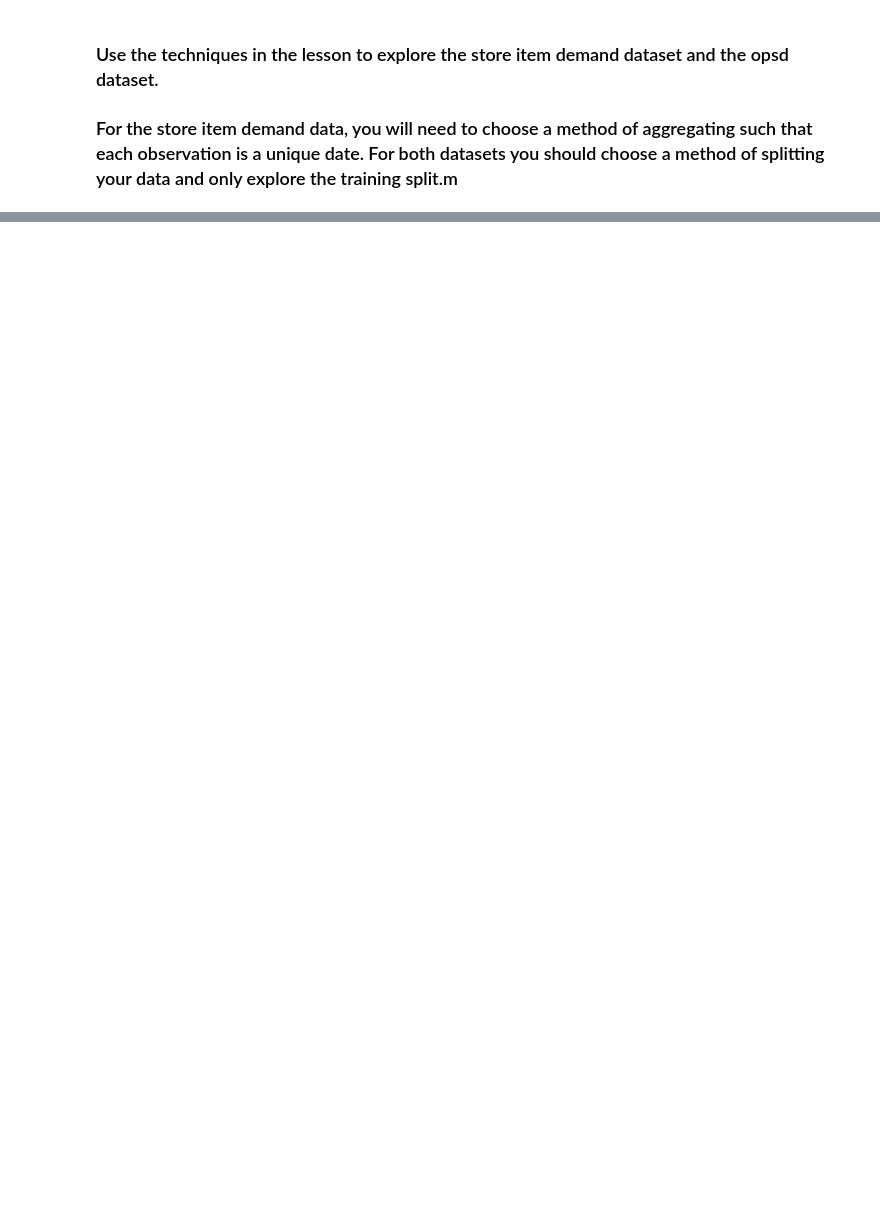
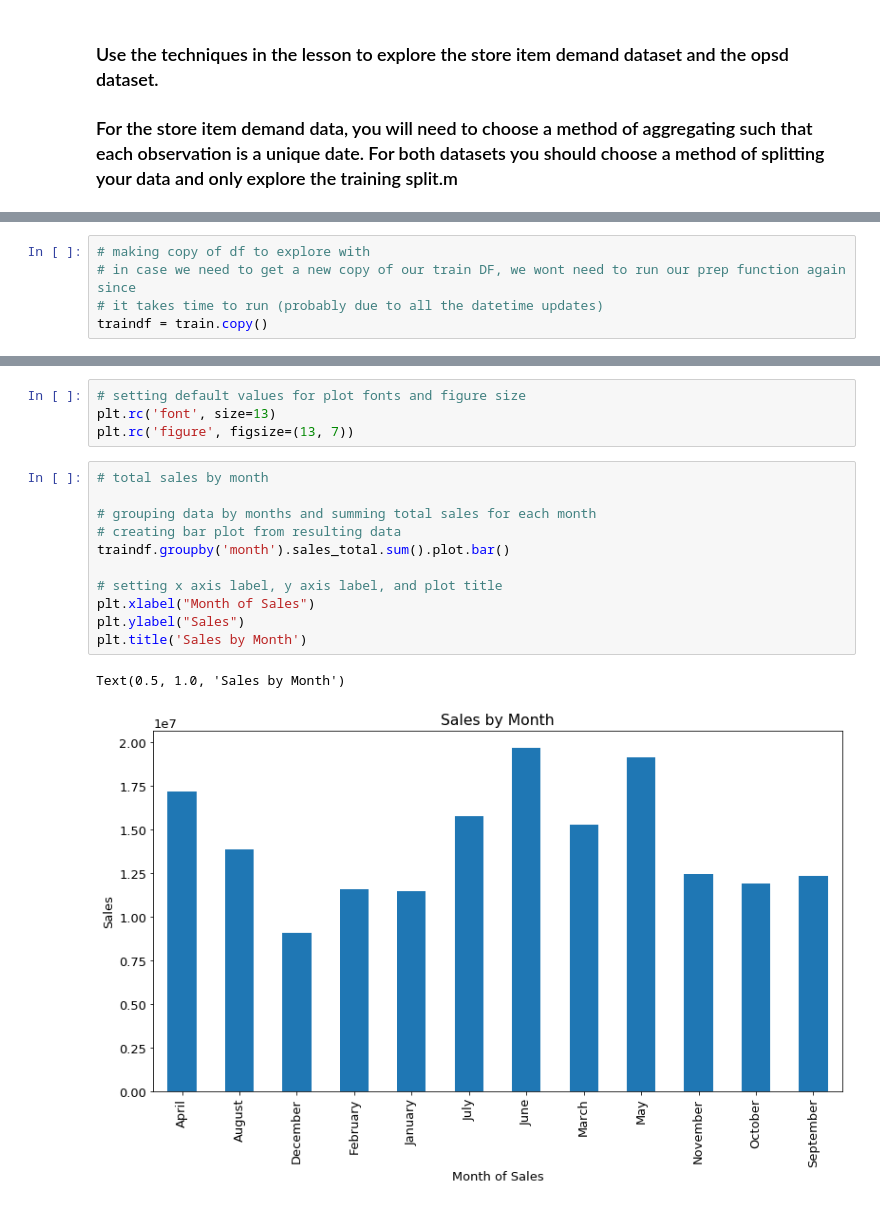
Before and after one commit to SamuelD-Data/time-series-exercises, a Jupyter notebook: explore.ipynb, the cells around one changed output, grey strips where cells are left out. Drawn from its saved outputs; the diff is of its cells as text; blank space fills up the shorter version.

```diff
--- a/explore.ipynb
+++ b/explore.ipynb
@@ -22,0 +60,5 @@ items.head()
+# %%
+# making copy of df to explore with
+# in case we need to get a new copy of our train DF, we wont need to run our prep function again since
+# it takes time to run (probably due to all the datetime updates)
+traindf = train.copy()
@@ -22,0 +67,18 @@ items.head()
+# %%
+# setting default values for plot fonts and figure size
+plt.rc('font', size=13)
+plt.rc('figure', figsize=(13, 7))
+# %%
+# total sales by month
+
+# grouping data by months and summing total sales for each month
+# creating bar plot from resulting data
+traindf.groupby('month').sales_total.sum().plot.bar()
+
+# setting x axis label, y axis label, and plot title
+plt.xlabel("Month of Sales")
+plt.ylabel("Sales")
+plt.title('Sales by Month')
+# %% [output]
+Text(0.5, 1.0, 'Sales by Month')
+[figure, added]
```
Also changed, not shown: parts of 23 cells of this notebook.
